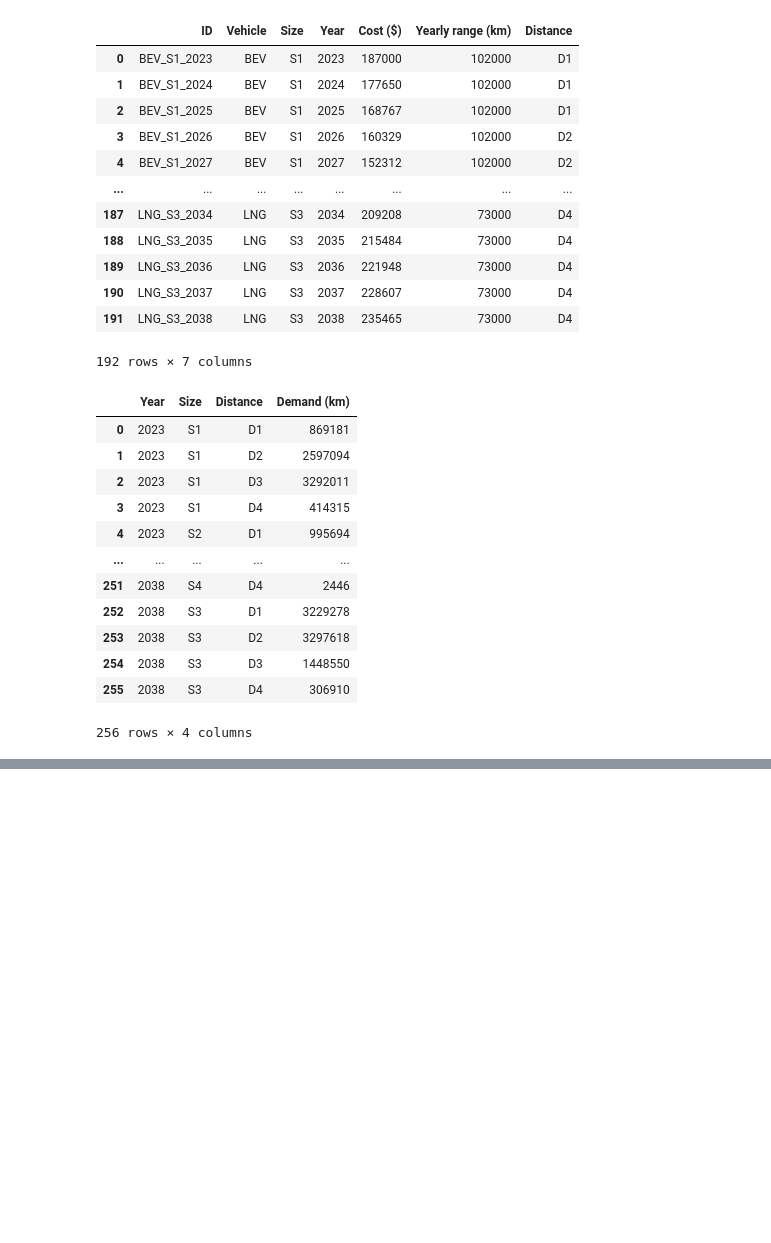
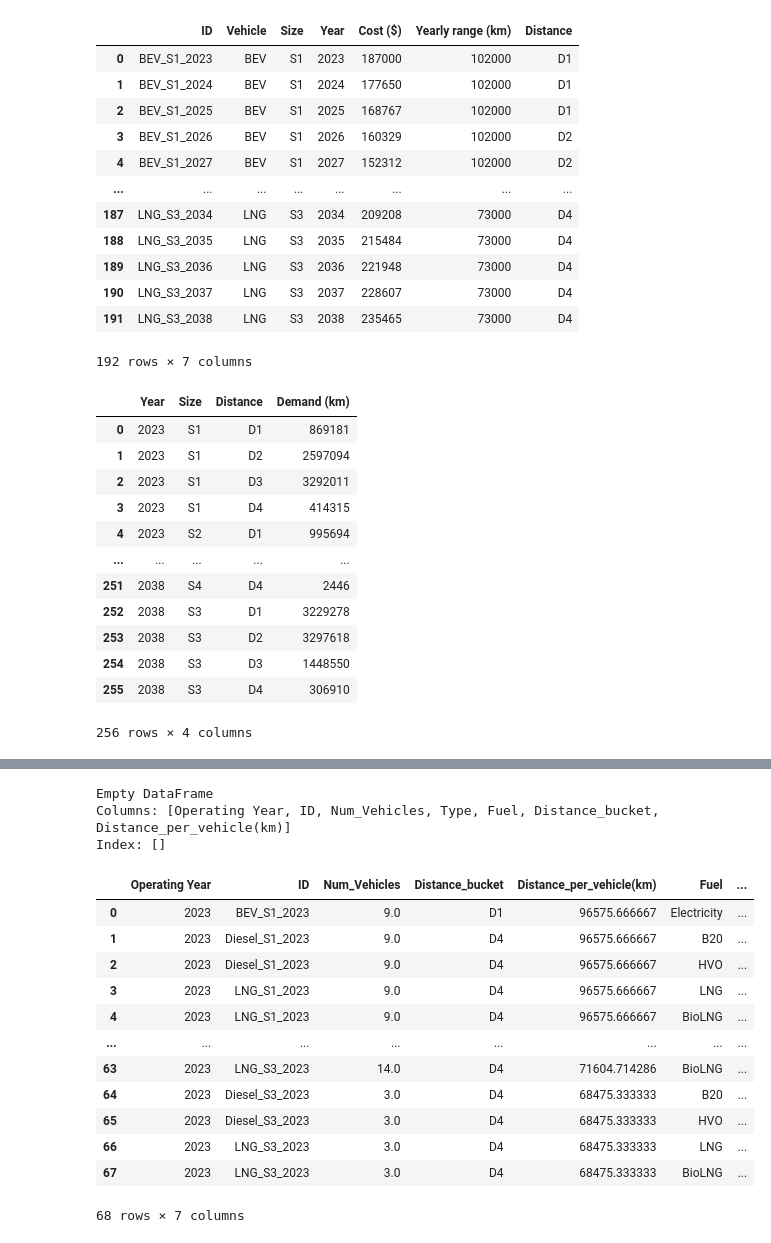
Before and after one commit to yashyaks/FleetStructureOptimization, a Jupyter notebook: demand.ipynb, the cells around one changed output, grey strips where cells are left out. Drawn from its saved outputs; the diff is of its cells as text; code cells hidden in the pictures; blank space fills up the shorter version.

```diff
--- a/demand.ipynb
+++ b/demand.ipynb
@@ -66,0 +136,2 @@ allocation_df.to_csv('data/allocation_result.csv', index=False)
+# %%
+df.rename(columns={'Distance_y': 'Distance_bucket'}, inplace=True)
@@ -66,0 +154,13 @@ allocation_df.to_csv('data/allocation_result.csv', index=False)
+# %%
+# Define column names
+columns = ["Operating Year","ID","Num_Vehicles","Type","Fuel","Distance_bucket","Distance_per_vehicle(km)"]
+
+# Create an empty DataFrame
+empty_df = pd.DataFrame(columns=columns)
+
+# Display the empty DataFrame
+print(empty_df)
+# %% [output]
+Empty DataFrame
+Columns: [Operating Year, ID, Num_Vehicles, Type, Fuel, Distance_bucket, Distance_per_vehicle(km)]
+Index: []
@@ -66,0 +170,45 @@ allocation_df.to_csv('data/allocation_result.csv', index=False)
+# %%
+def carbon_emmissions(fleet_details: pd.DataFrame, op_year: int):
+        """
+        Calculates total carbon emissions of the fleet
+        """
+        my_sql_operations = MySQLOperations()
+
+        query = f"""SELECT fuel, emissions_co2_per_unit_fuel FROM fuels WHERE year = {op_year}"""
+        fuel_data, columns = my_sql_operations.fetch_data(query)
+        fuel_df = pd.DataFrame(fuel_data, columns=columns)
+
+        query = f"""SELECT * FROM vehicles_fuels"""
+        vehicles_fuels_data, columns = my_sql_operations.fetch_data(query)
+        vehicles_fuels_df = pd.DataFrame(vehicles_fuels_data, columns=columns)
+
+        merged_df = pd.merge(
+            pd.merge(fleet_details, fuel_df, left_on='Fuel', right_on='fuel', how='left'),
+            vehicles_fuels_df, left_on=['ID', 'Fuel'], right_on=['id', 'fuel'], how='left'
+        )
+
+        merged_df['carbon_emissions'] = (
+            merged_df['Distance_per_vehicle(km)'] *
+            merged_df['Num_Vehicles'] *
+            merged_df['emissions_co2_per_unit_fuel'] *
+            merged_df['consumption_unitfuel_per_km']
+        )
+        return merged_df['carbon_emissions']
+# %%
+df['carbon_emissions'] = carbon_emmissions(df, 2023)
+# %%
+df
+# %% [output]
+|  | Operating Year | ID | Num_Vehicles | Distance_bucket | Distance_per_vehicle(km) | Fuel | ... |
+| 0 | 2023 | BEV_S1_2023 | 9.0 | D1 | 96575.666667 | Electricity | ... |
+| 1 | 2023 | Diesel_S1_2023 | 9.0 | D4 | 96575.666667 | B20 | ... |
+| 2 | 2023 | Diesel_S1_2023 | 9.0 | D4 | 96575.666667 | HVO | ... |
+| 3 | 2023 | LNG_S1_2023 | 9.0 | D4 | 96575.666667 | LNG | ... |
+| 4 | 2023 | LNG_S1_2023 | 9.0 | D4 | 96575.666667 | BioLNG | ... |
+| ... | ... | ... | ... | ... | ... | ... | ... |
+| 63 | 2023 | LNG_S3_2023 | 14.0 | D4 | 71604.714286 | BioLNG | ... |
+| 64 | 2023 | Diesel_S3_2023 | 3.0 | D4 | 68475.333333 | B20 | ... |
+| 65 | 2023 | Diesel_S3_2023 | 3.0 | D4 | 68475.333333 | HVO | ... |
+| 66 | 2023 | LNG_S3_2023 | 3.0 | D4 | 68475.333333 | LNG | ... |
+| 67 | 2023 | LNG_S3_2023 | 3.0 | D4 | 68475.333333 | BioLNG | ... |
+68 rows × 7 columns
```
Also changed, not shown: parts of 20 cells of this notebook, 1 other file.
